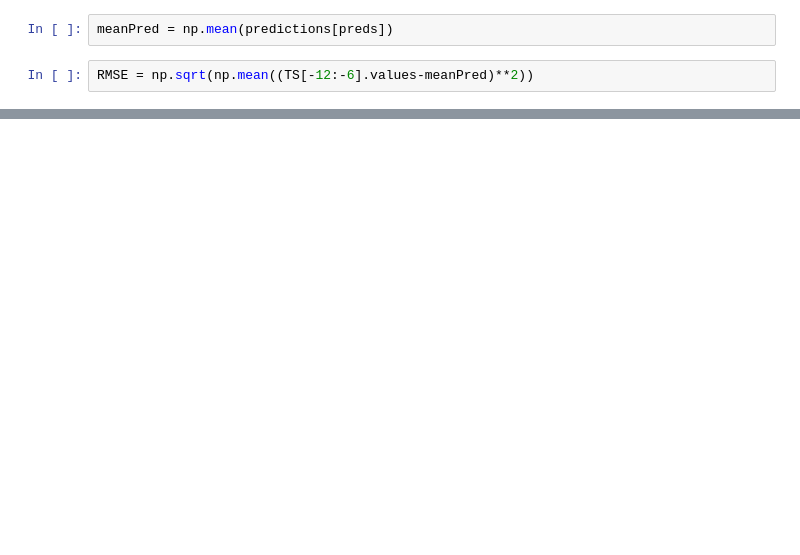
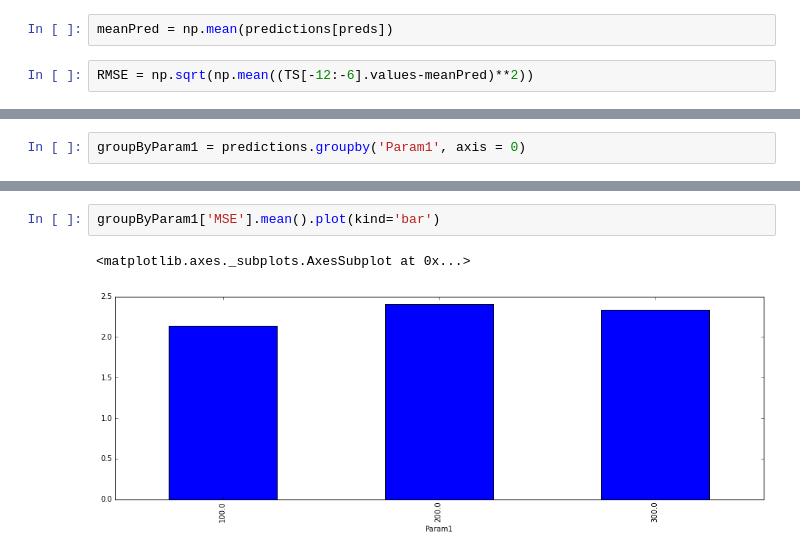
Before and after one commit to Ark93/AnnEchoState, a Jupyter notebook: DataAnalisis.ipynb, the cells around one changed output, grey strips where cells are left out. Saved outputs shown, nothing was run; the diff lists cells and outputs as text; blank space fills up the shorter version.

```diff
--- a/DataAnalisis.ipynb
+++ b/DataAnalisis.ipynb
@@ -73,0 +83,2 @@ plot_Solutions(predictions[preds].as_matrix(),meanPred.as_matrix(),TS,MeanMSE,RM
+# %%
+groupByParam1 = predictions.groupby('Param1', axis = 0)
@@ -73,0 +101,5 @@ plot_Solutions(predictions[preds].as_matrix(),meanPred.as_matrix(),TS,MeanMSE,RM
+# %%
+groupByParam1['MSE'].mean().plot(kind='bar')
+# %% [output]
+<matplotlib.axes._subplots.AxesSubplot at 0x...>
+[figure, added]
```
Also changed, not shown: parts of 13 cells of this notebook, 1 other file.
